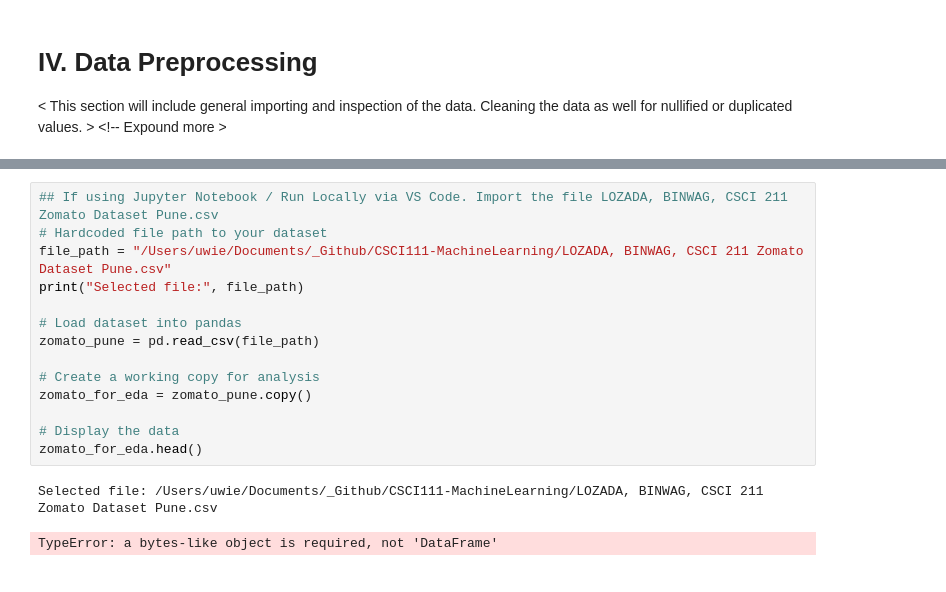
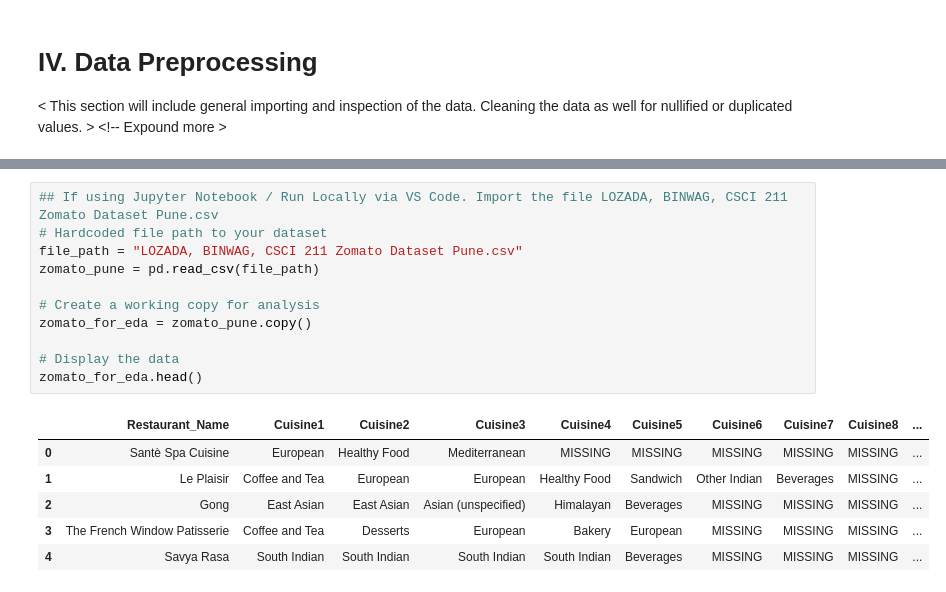
Before and after one commit to louis-uwie/CSCI111-Zomato-Recommendation-Analysis, a Jupyter notebook: LOZADA, BINWAG, CSCI 211 - On Zomato.ipynb, the cells around one changed output, grey strips where cells are left out. Cells and saved outputs as stored; diff of their text form.

```diff
--- a/LOZADA, BINWAG, CSCI 211 - On Zomato.ipynb
+++ b/LOZADA, BINWAG, CSCI 211 - On Zomato.ipynb
@@ -106,17 +115,18 @@ import io
 # %%
 ## If using Jupyter Notebook / Run Locally via VS Code. Import the file LOZADA, BINWAG, CSCI 211 Zomato Dataset Pune.csv
 # Hardcoded file path to your dataset
-file_path = "/Users/uwie/Documents/_Github/CSCI111-MachineLearning/LOZADA, BINWAG, CSCI 211 Zomato Dataset Pune.csv"
-print("Selected file:", file_path)
-
-# Load dataset into pandas
+file_path = "LOZADA, BINWAG, CSCI 211 Zomato Dataset Pune.csv"
 zomato_pune = pd.read_csv(file_path)
 
 # Create a working copy for analysis
 zomato_for_eda = zomato_pune.copy()
 
 # Display the data
 zomato_for_eda.head()
 # %% [output]
-Selected file: /Users/uwie/Documents/_Github/CSCI111-MachineLearning/LOZADA, BINWAG, CSCI 211 Zomato Dataset Pune.csv
-TypeError: a bytes-like object is required, not 'DataFrame'
+|  | Restaurant_Name | Cuisine1 | Cuisine2 | Cuisine3 | Cuisine4 | Cuisine5 | Cuisine6 | Cuisine7 | Cuisine8 | ... |
+| 0 | Santè Spa Cuisine | European | Healthy Food | Mediterranean | MISSING | MISSING | MISSING | MISSING | MISSING | ... |
+| 1 | Le Plaisir | Coffee and Tea | European | European | Healthy Food | Sandwich | Other Indian | Beverages | MISSING | ... |
+| 2 | Gong | East Asian | East Asian | Asian (unspecified) | Himalayan | Beverages | MISSING | MISSING | MISSING | ... |
+| 3 | The French Window Patisserie | Coffee and Tea | Desserts | European | Bakery | European | MISSING | MISSING | MISSING | ... |
+| 4 | Savya Rasa | South Indian | South Indian | South Indian | South Indian | Beverages | MISSING | MISSING | MISSING | ... |
```
Also changed, not shown: parts of 12 cells of this notebook.
